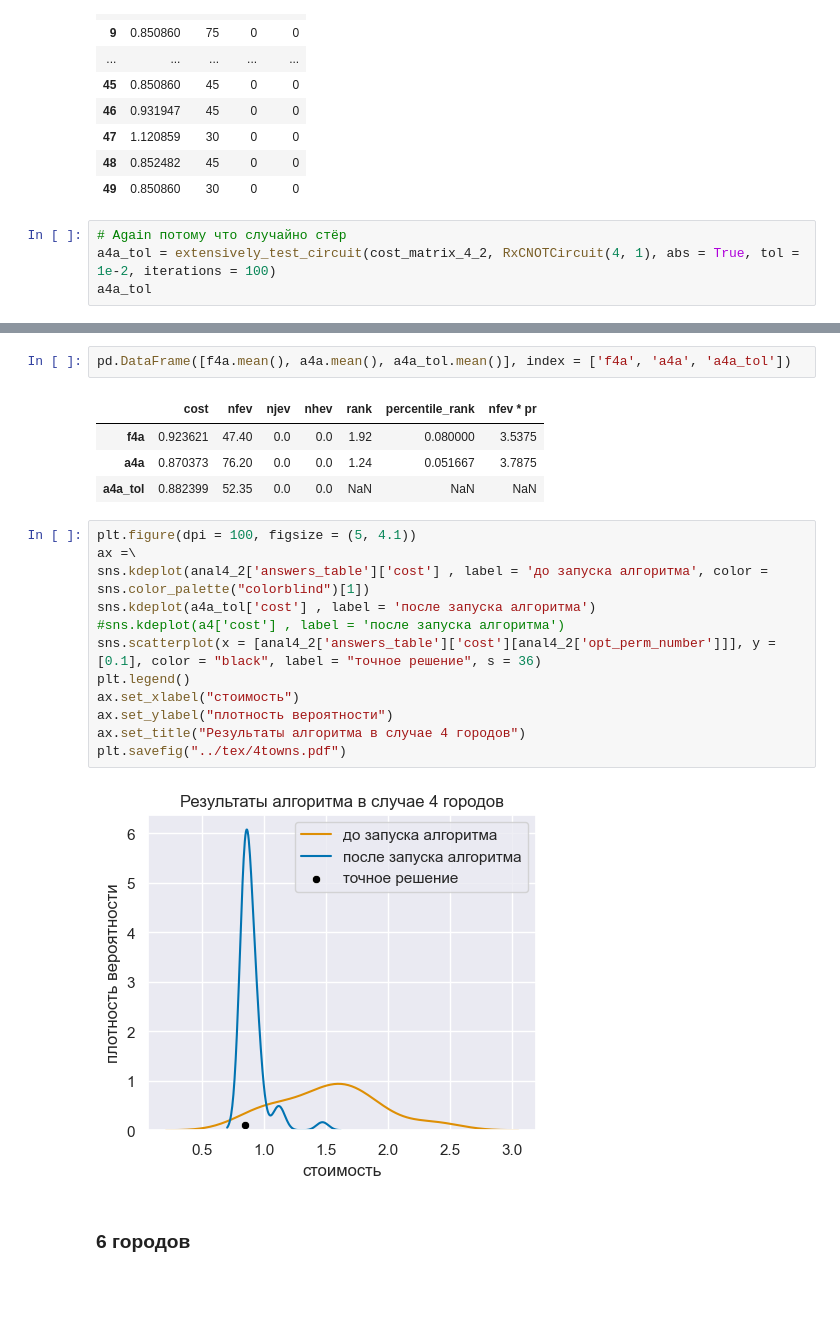
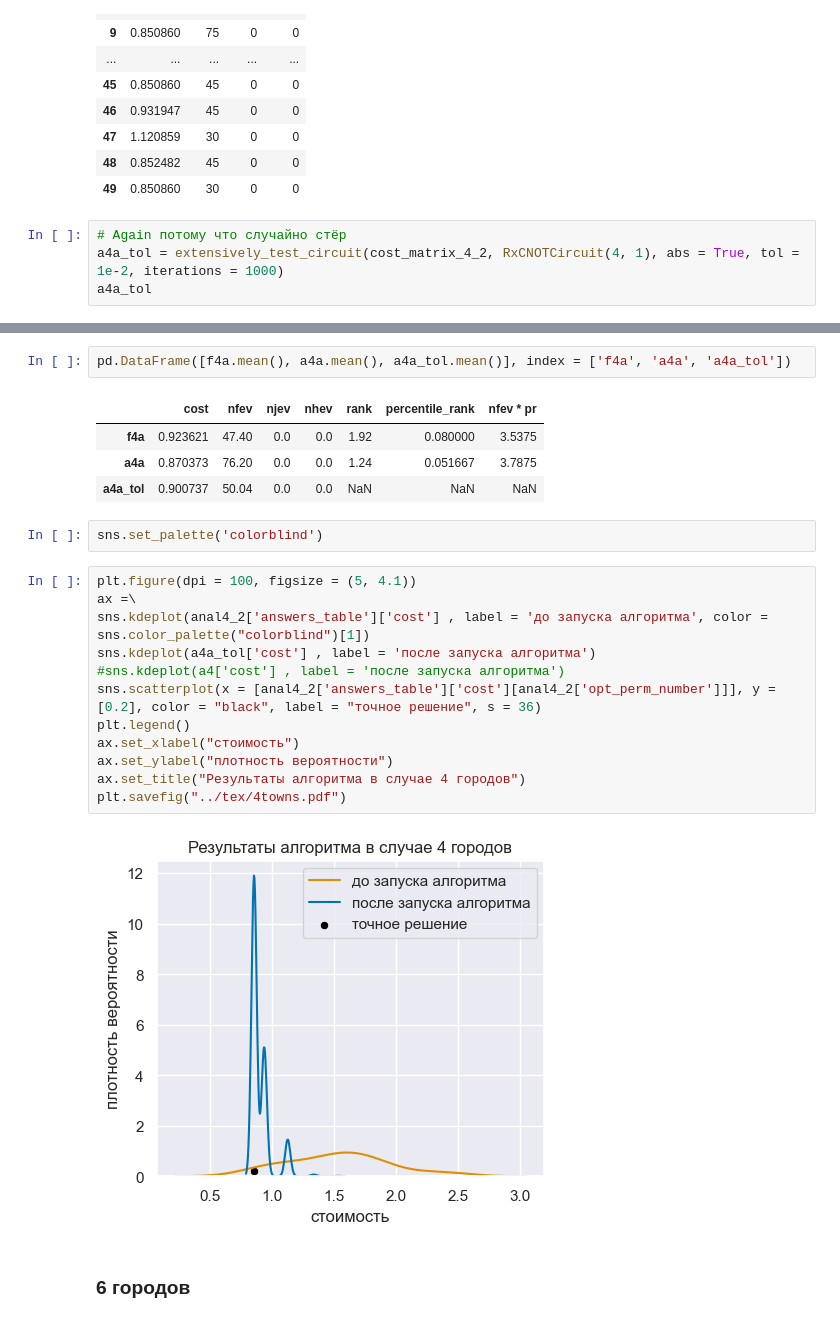
Before and after one commit to Batmaev/qua, a Jupyter notebook: Calculations/Circuit copy 2.ipynb, the cells around one changed output, grey strips where cells are left out. Saved outputs shown, nothing was run; the diff lists cells and outputs as text; blank space fills up the shorter version.

Commit message:
updated plots

```diff
--- a/Calculations/Circuit copy 2.ipynb
+++ b/Calculations/Circuit copy 2.ipynb
@@ -705,7 +705,7 @@ a4a_tol
 | 49 | 0.850860 | 30 | 0 | 0 |
 # %%
 # Again потому что случайно стёр
-a4a_tol = extensively_test_circuit(cost_matrix_4_2, RxCNOTCircuit(4, 1), abs = True, tol = 1e-2, iterations = 100)
+a4a_tol = extensively_test_circuit(cost_matrix_4_2, RxCNOTCircuit(4, 1), abs = True, tol = 1e-2, iterations = 1000)
 a4a_tol
 # %% [output]
 |  | cost | nfev | njev | nhev |
@@ -738,21 +738,23 @@ pd.DataFrame([f4a.mean(), a4a.mean(), a4a_tol.mean()], index = ['f4a', 'a4a', 'a
 |  | cost | nfev | njev | nhev | rank | percentile_rank | nfev * pr |
 | f4a | 0.923621 | 47.40 | 0.0 | 0.0 | 1.92 | 0.080000 | 3.5375 |
 | a4a | 0.870373 | 76.20 | 0.0 | 0.0 | 1.24 | 0.051667 | 3.7875 |
-| a4a_tol | 0.882399 | 52.35 | 0.0 | 0.0 | NaN | NaN | NaN |
+| a4a_tol | 0.900737 | 50.04 | 0.0 | 0.0 | NaN | NaN | NaN |
+# %%
+sns.set_palette('colorblind')
 # %%
 plt.figure(dpi = 100, figsize = (5, 4.1))
 ax =\
 sns.kdeplot(anal4_2['answers_table']['cost'] , label = 'до запуска алгоритма', color = sns.color_palette("colorblind")[1])
 sns.kdeplot(a4a_tol['cost'] , label = 'после запуска алгоритма')
 #sns.kdeplot(a4['cost'] , label = 'после запуска алгоритма')
-sns.scatterplot(x = [anal4_2['answers_table']['cost'][anal4_2['opt_perm_number']]], y = [0.1], color = "black", label = "точное решение", s = 36)
+sns.scatterplot(x = [anal4_2['answers_table']['cost'][anal4_2['opt_perm_number']]], y = [0.2], color = "black", label = "точное решение", s = 36)
 plt.legend()
 ax.set_xlabel("стоимость")
 ax.set_ylabel("плотность вероятности")
 ax.set_title("Результаты алгоритма в случае 4 городов")
 plt.savefig("../tex/4towns.pdf")
 # %% [output]
-[figure, old version]
+[figure, new version]
 # %% [markdown]
 ### 6 городов
 # %%
```
Also changed, not shown: parts of 5 cells of this notebook, 10 other files.
